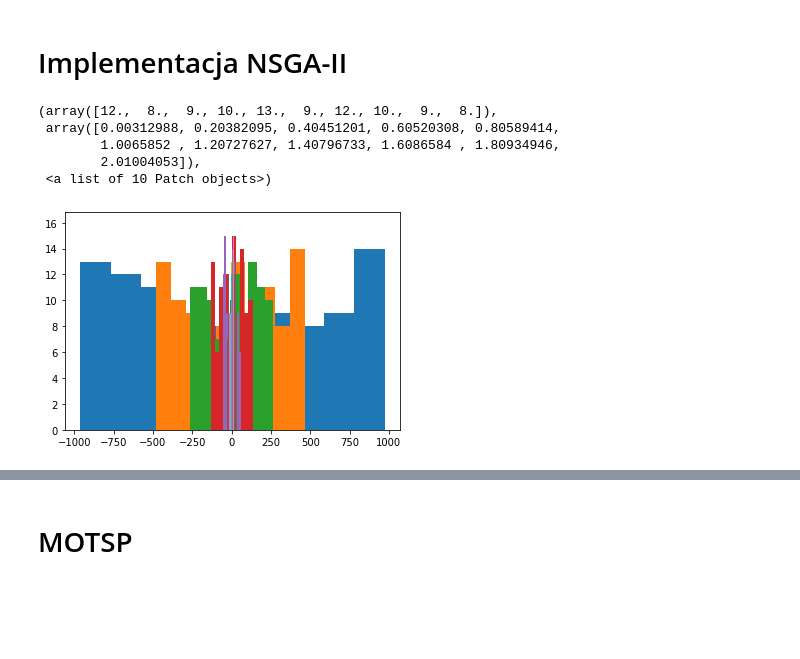
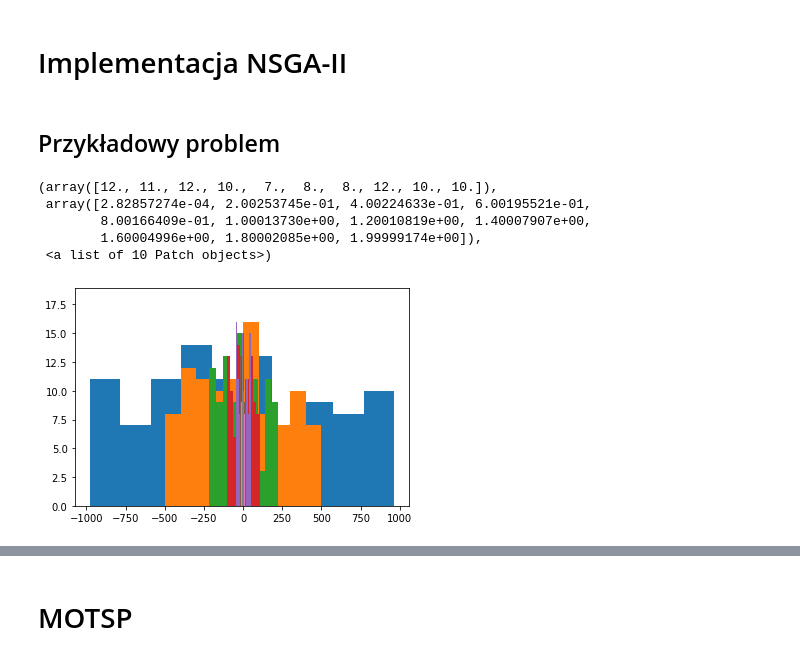
Before and after one commit to AdrianUrbanski/MOTSP, a Jupyter notebook: MOTSP.ipynb, the cells around one changed output, grey strips where cells are left out. Saved outputs shown, nothing was run; the diff lists cells and outputs as text; code cells hidden in the pictures; blank space fills up the shorter version.

```diff
--- a/MOTSP.ipynb
+++ b/MOTSP.ipynb
@@ -167,32 +183,35 @@ class NSGA_II:
         self.current_pareto_frontier = combined_pareto_frontier[:self.population_size]
 
         return True
+# %% [markdown]
+## Przykładowy problem
 # %%
 def middle_crossover(p, q):
     return ((2/3) * p + (1/3) * q), ((1/3) * p + (2/3) * q)
 def random_noise_mutation(p):
     return p + np.random.normal()
 # %%
+# pareto frontier in range (0, 2)
 f1 = lambda x: x**2
 f2 = lambda x: (x-2)**2
 
 pop_size = 100
 init = np.random.uniform(-1000, 1000, pop_size).reshape(-1, 1)
 init_vals = np.hstack((f1(init), f2(init)))
 
 nsga_ii = NSGA_II(1, pop_size, 2, init, init_vals)
 
-for t in range(10):
+for t in range(100):
     plt.hist(nsga_ii.get_population())
     children = nsga_ii.generate_children(middle_crossover, random_noise_mutation)
     children_vals = np.hstack((f1(children), f2(children)))
     nsga_ii.replace_population(children, children_vals)
 
 plt.hist(nsga_ii.get_population())
 # %% [output]
-(array([12.,  8.,  9., 10., 13.,  9., 12., 10.,  9.,  8.]),
- array([0.00312988, 0.20382095, 0.40451201, 0.60520308, 0.80589414,
-        1.0065852 , 1.20727627, 1.40796733, 1.6086584 , 1.80934946,
-        2.01004053]),
+(array([12., 11., 12., 10.,  7.,  8.,  8., 12., 10., 10.]),
+ array([2.82857274e-04, 2.00253745e-01, 4.00224633e-01, 6.00195521e-01,
+        8.00166409e-01, 1.00013730e+00, 1.20010819e+00, 1.40007907e+00,
+        1.60004996e+00, 1.80002085e+00, 1.99999174e+00]),
  <a list of 10 Patch objects>)
-[figure, old version]
+[figure, new version]
```
Also changed, not shown: parts of 13 cells of this notebook.
